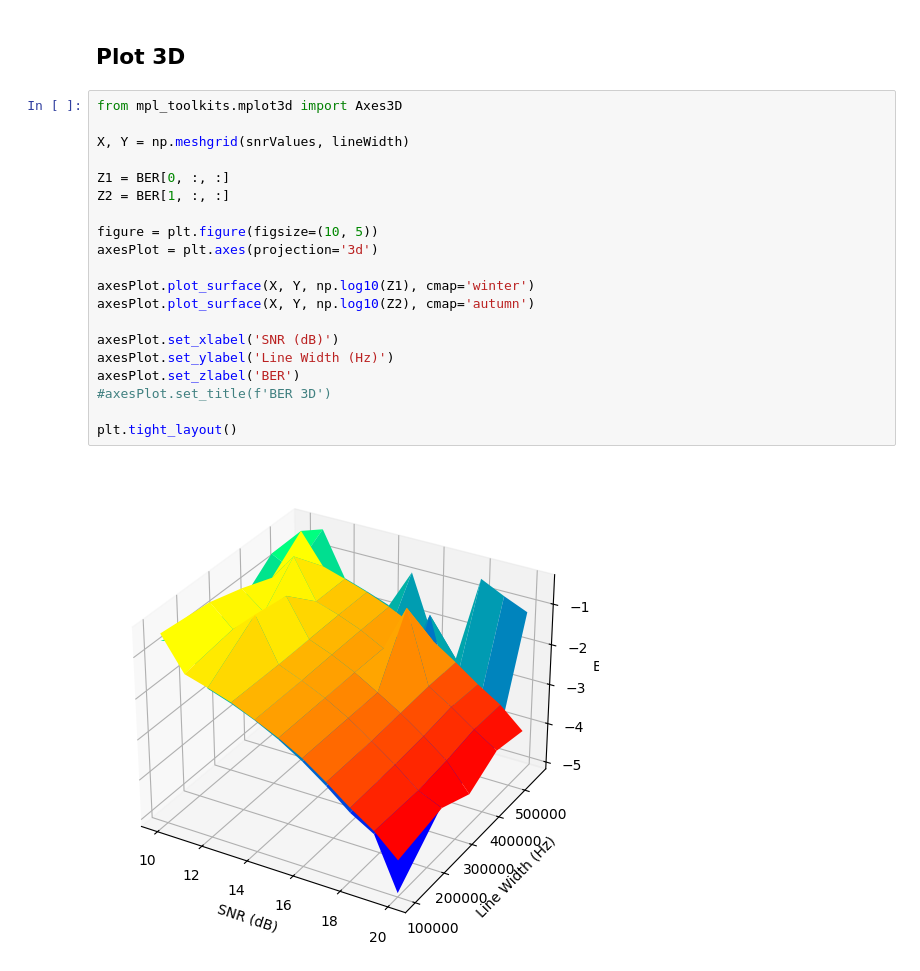
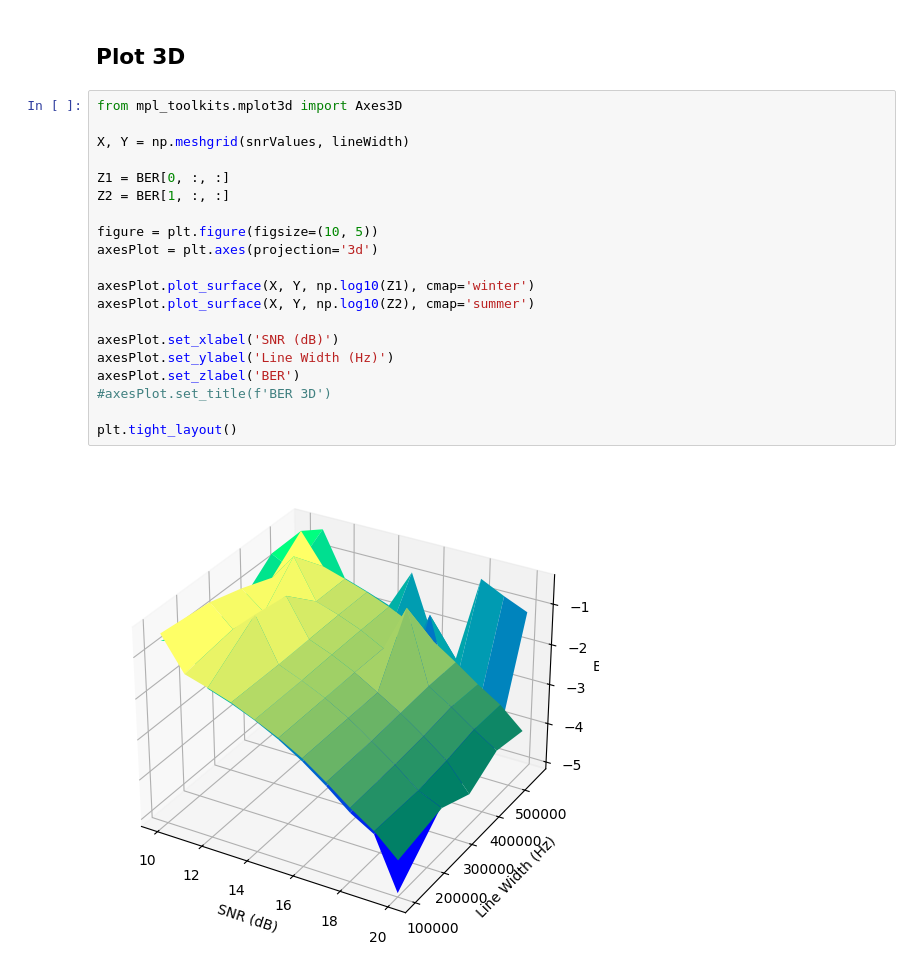
Before and after one commit to silasabs/CoherentOptics, a Jupyter notebook: examples/testCarrierRecovery.ipynb, the cells around one changed output. Saved outputs shown, nothing was run; the diff lists cells and outputs as text.

```diff
--- a/examples/testCarrierRecovery.ipynb
+++ b/examples/testCarrierRecovery.ipynb
@@ -172,22 +172,22 @@ SNR Channel: 13 dB
 # %%
 from mpl_toolkits.mplot3d import Axes3D
 
 X, Y = np.meshgrid(snrValues, lineWidth)
 
 Z1 = BER[0, :, :]
 Z2 = BER[1, :, :]
 
 figure = plt.figure(figsize=(10, 5))
 axesPlot = plt.axes(projection='3d')
 
 axesPlot.plot_surface(X, Y, np.log10(Z1), cmap='winter')
-axesPlot.plot_surface(X, Y, np.log10(Z2), cmap='autumn')
+axesPlot.plot_surface(X, Y, np.log10(Z2), cmap='summer')
 
 axesPlot.set_xlabel('SNR (dB)')
 axesPlot.set_ylabel('Line Width (Hz)')
 axesPlot.set_zlabel('BER')
 #axesPlot.set_title(f'BER 3D')
 
 plt.tight_layout()
 # %% [output]
-[figure, old version]
+[figure, new version]
```
